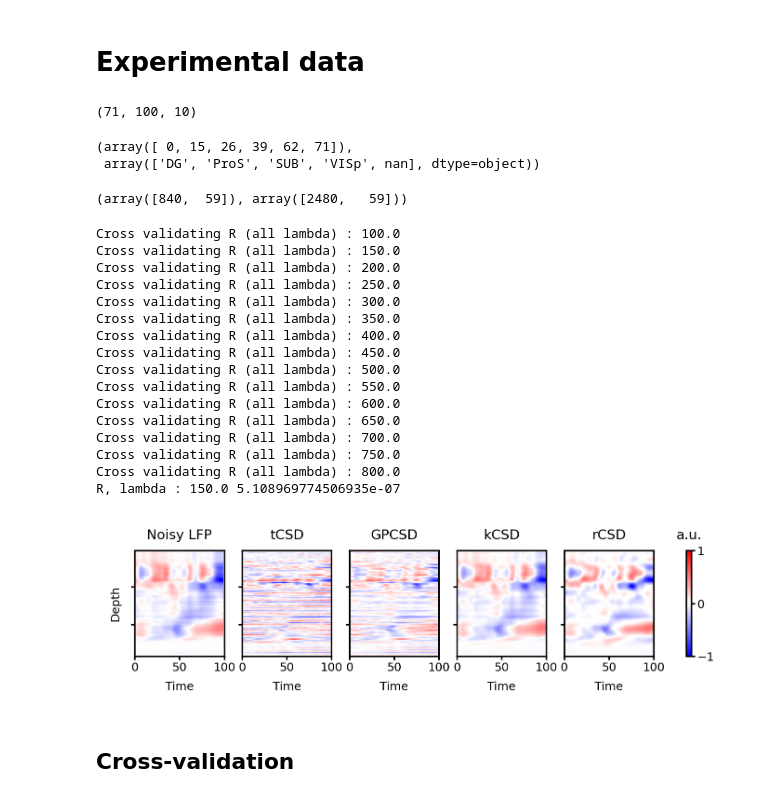
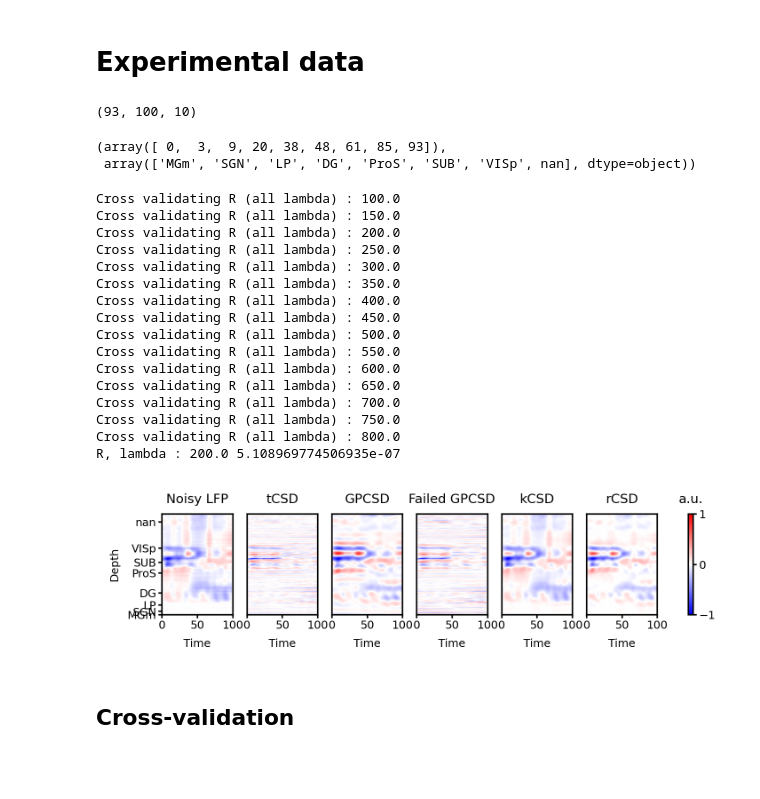
Before and after one commit to Qi-Xin/rCSD, a Jupyter notebook: simulated.ipynb, the cells around one changed output. Saved outputs shown, nothing was run; the diff lists cells and outputs as text; code cells hidden in the pictures; blank space fills up the shorter version.

Commit message:
fininshed all Allen figures

```diff
--- a/simulated.ipynb
+++ b/simulated.ipynb
@@ -287,6 +273,7 @@ nx = 23        # Number of observed spatial locations for LFP
 nz_gt = 23
 t_start = 250
 t_end = 250 + nt
+ntrial = 10
 
 t = np.linspace(t_start, t_end, nt)[:, None] - t_start
 x = np.linspace(a, b, nx)[:, None]
@@ -296,7 +283,7 @@ z_gt = np.linspace(a, b, nz_gt)[:, None]
 csd_data = np.load('csd_ground_truth.npy', allow_pickle=True).item()
 # csd_true_gt = csd_data['all_trials'].transpose([1,2,0])[:nz_gt, t_start:t_end, :]
 csd_true_gt = csd_data['trial_avg'][:nz_gt, t_start:t_end, None]
-csd_true_gt = np.repeat(csd_true_gt, 10, axis=2)
+csd_true_gt = np.repeat(csd_true_gt, ntrial, axis=2)
 
 # Interpolate csd_true to make it more dense in spatial dimension
 # Create dense spatial grid (4x more dense)
@@ -517,7 +741,7 @@ print(results)
 # Experimental data
 # %%
 # Load experimental data
-data = np.load('/home/qix/user_data/LFP/lfp_798911424_800036200.npy', allow_pickle=True)
+data = np.load('/home/qix/user_data/LFP/lfp_757216464_769322749.npy', allow_pickle=True)
 V1 = data.item()  # Convert from np.ndarray to dict
 # locationA, aligned_lfp3d, mean_lfp, aligned_lfp, structure_acronyms, intervals
 
@@ -549,25 +773,29 @@ t = t[:, None]
 lfp = normalize(lfp)
 lfp.shape
 # %% [output]
-(71, 100, 10)
+(93, 100, 10)
 # %%
 V1['intervals'], V1['structure_acronyms']
 # %% [output]
-(array([ 0, 15, 26, 39, 62, 71]),
- array(['DG', 'ProS', 'SUB', 'VISp', nan], dtype=object))
+(array([ 0,  3,  9, 20, 38, 48, 61, 85, 93]),
+ array(['MGm', 'SGN', 'LP', 'DG', 'ProS', 'SUB', 'VISp', nan], dtype=object))
-# %%
-V1['locationA'][20], V1['locationA'][61]
-# %% [output]
-(array([840,  59]), array([2480,   59]))
 # %%
 ### tCSD
 tcsd = predict_csd.predictcsd_trad_1d(lfp)
 
-### GPCSD
+### failed GPCSD
 gpcsd = GPCSD1D(lfp, x, t)
 gpcsd.fit(n_restarts=10)
 # gpcsd.R['value'] = 150
 # gpcsd.spatial_cov.params['ell']['value'] = 200
+gpcsd.predict(z, t)
+gpcsd_pred_failed = gpcsd.csd_pred
+
+### GPCSD
+gpcsd = GPCSD1D(lfp, x, t)
+gpcsd.fit(n_restarts=10)
+gpcsd.R['value'] = 150
+gpcsd.spatial_cov.params['ell']['value'] = 200
 gpcsd.predict(z, t)
 gpcsd_pred = gpcsd.csd_pred
 
@@ -602,63 +830,77 @@ Cross validating R (all lambda) : 650.0
 Cross validating R (all lambda) : 700.0
 Cross validating R (all lambda) : 750.0
 Cross validating R (all lambda) : 800.0
-R, lambda : 150.0 5.108969774506935e-07
+R, lambda : 200.0 5.108969774506935e-07
 # %%
 # %% Visualize results
-plot_trial = 2
+plot_trial = 5
 cmap = 'bwr'
 vmlfp = np.amax(np.abs(lfp))
 vmcsd = np.amax(np.abs(normalize(gpcsd.csd_pred[:,:,plot_trial])))
 
 f = plt.figure(figsize=(6, 1), dpi=300)
 
-ax = plt.subplot(151)
-plt.subplot(151)
+ax = plt.subplot(161)
+plt.subplot(161)
 plt.imshow(lfp[:,:,plot_trial], aspect='auto',
-           vmin=-vmlfp, vmax=vmlfp, cmap=cmap, extent=[t[0, 0], t[-1, 0], x[-1, 0], x[0, 0]])
+           vmin=-vmlfp, vmax=vmlfp, cmap=cmap,
+           extent=[t[0, 0], t[-1, 0], x[0, 0], x[-1, 0]])  # Swapped x[0,0] and x[-1,0]
 plt.title('Noisy LFP')
 plt.ylabel('Depth')
 plt.xlabel('Time')
 plt.xticks([0, 50, 100])
-axtmp = plt.subplot(152, sharey = ax)
-axtmp.set_yticklabels([])
 
-plt.subplot(152, sharey = ax)
+# Add area names
+plt.yticks(x[V1['intervals'][:-1]].flatten(), V1['structure_acronyms'])
+
+plt.subplot(162, sharey = ax)
 plt.imshow(normalize(tcsd[:,:,plot_trial]), aspect='auto',
-           vmin=-vmcsd, vmax=vmcsd, cmap=cmap, extent=[t[0, 0], t[-1, 0], x[-1, 0], x[0, 0]])
+           vmin=-vmcsd, vmax=vmcsd, cmap=cmap, extent=[t[0, 0], t[-1, 0], x[0, 0], x[-1, 0]])  # Swapped x[0,0] and x[-1,0]
 plt.title('tCSD')
 plt.xlabel('Time')
 plt.xticks([0, 50, 100])
+plt.tick_params(axis='y', which='both', left=False, labelleft=False)
 
-plt.subplot(153, sharey = ax)
+plt.subplot(163, sharey = ax)
 plt.imshow(normalize(gpcsd.csd_pred[:,:,plot_trial]), aspect='auto',
-           vmin=-vmcsd, vmax=vmcsd, cmap=cmap, extent=[t[0, 0], t[-1, 0], z[-1, 0], z[0, 0]])
+           vmin=-vmcsd, vmax=vmcsd, cmap=cmap, extent=[t[0, 0], t[-1, 0], z[0, 0], z[-1, 0]])  # Swapped z[0,0] and z[-1,0]
 plt.title('GPCSD')
 plt.xlabel('Time')
 plt.xticks([0, 50, 100])
+plt.tick_params(axis='y', which='both', left=False, labelleft=False)
 
-plt.subplot(154, sharey = ax)
+plt.subplot(164, sharey = ax)
+plt.imshow(normalize(gpcsd_pred_failed[:,:,plot_trial]), aspect='auto',
+           vmin=-vmcsd, vmax=vmcsd, cmap=cmap, extent=[t[0, 0], t[-1, 0], z[0, 0], z[-1, 0]])  # Swapped z[0,0] and z[-1,0]
+plt.title('Failed GPCSD')
+plt.xlabel('Time')
+plt.xticks([0, 50, 100])
+plt.tick_params(axis='y', which='both', left=False, labelleft=False)
+
+plt.subplot(165, sharey = ax)
 im = plt.imshow(normalize(kcsd_pred[:,:,plot_trial]), aspect='auto',
-                vmin=-vmcsd, vmax=vmcsd, cmap=cmap, extent=[t[0, 0], t[-1, 0], z[-1, 0], z[0, 0]])
+                vmin=-vmcsd, vmax=vmcsd, cmap=cmap, extent=[t[0, 0], t[-1, 0], z[0, 0], z[-1, 0]])  # Swapped z[0,0] and z[-1,0]
 plt.title('kCSD')
 plt.xlabel('Time')
 plt.xticks([0, 50, 100])
+plt.tick_params(axis='y', which='both', left=False, labelleft=False)
 
-plt.subplot(155, sharey = ax)
+plt.subplot(166, sharey = ax)
 im = plt.imshow(normalize(rcsd_pred[:,:,plot_trial]), aspect='auto',
-                vmin=-0.9, vmax=0.9, cmap=cmap, extent=[t[0, 0], t[-1, 0], z[-1, 0], z[0, 0]])
+                vmin=-0.9, vmax=0.9, cmap=cmap, extent=[t[0, 0], t[-1, 0], z[0, 0], z[-1, 0]])  # Swapped z[0,0] and z[-1,0]
 plt.title('rCSD')
 plt.xlabel('Time')
 plt.xticks([0, 50, 100])
+plt.tick_params(axis='y', which='both', left=False, labelleft=False)
 
 clb = f.colorbar(im, ax=f.axes, ticks=[-1, 0, 1])
 im.set_clim([-1, 1])
 clb.ax.set_title('a.u.')
 plt.show()
 
 f.savefig('figures/figure_3_allen.pdf', bbox_inches='tight', dpi=300)
 # %% [output]
-[figure, old version]
+[figure, new version]
 # %% [markdown]
 ## Cross-validation
 # %%
```
Also changed, not shown: parts of 22 cells of this notebook, 6 other files.
